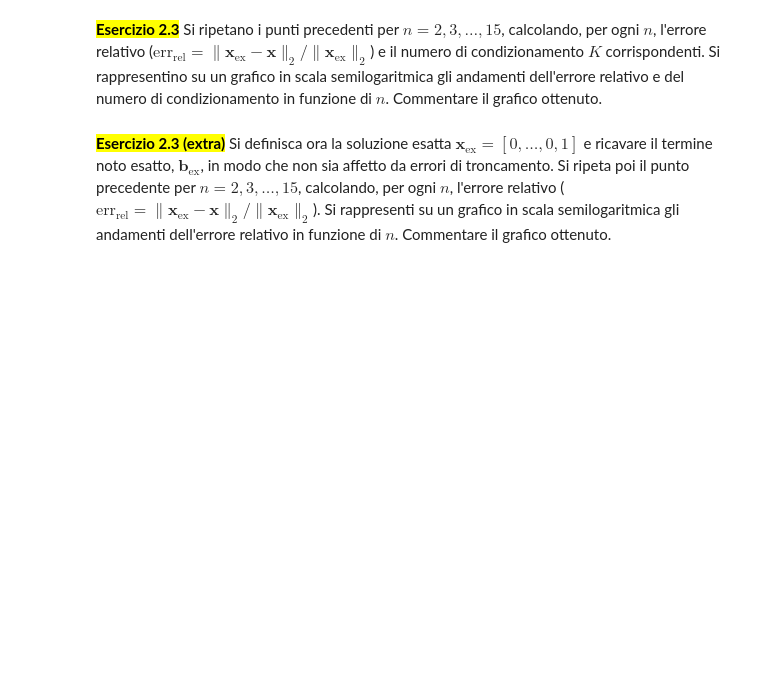
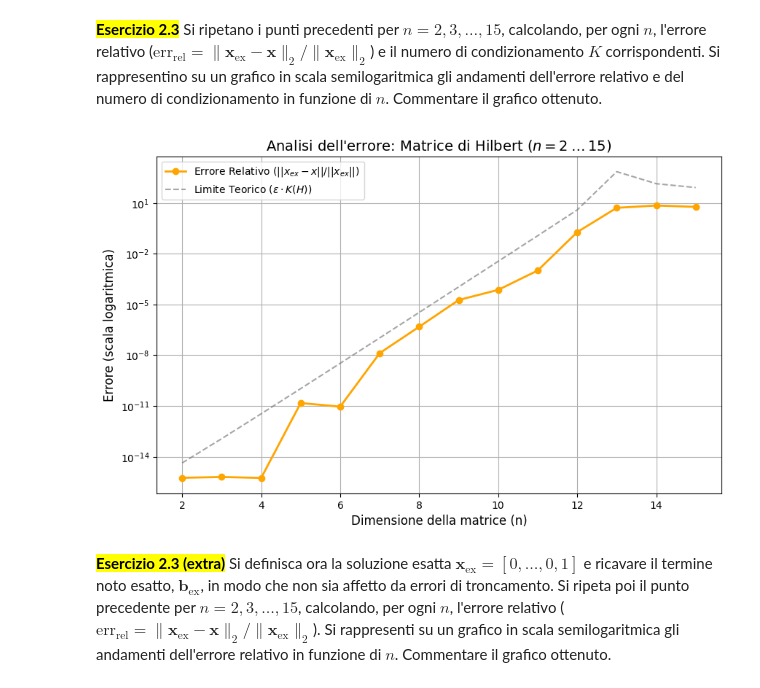
Before and after one commit to marcofossatii05-ui/mani_env, a Jupyter notebook: linear_systems_direct_methods_template.ipynb, the cells around one changed output. Saved outputs shown, nothing was run; the diff lists cells and outputs as text; code cells hidden in the pictures; blank space fills up the shorter version.

```diff
--- a/linear_systems_direct_methods_template.ipynb
+++ b/linear_systems_direct_methods_template.ipynb
@@ -209,10 +222,24 @@ import matplotlib.pyplot as plt
 
 # definizione della matrice H
 
+n = 5
+H = scipy.linalg.hilbert(n)
+
 # fattorizzazione lu
+
+P, L, U = scipy.linalg.lu(H)
 
 # verifica pivoting
 
+if np.all(P == np.eye(n)):
+    print("P = I, NO pivoting\n")
+else:
+    print("P != I, SI pivoting\n")
+
 # Visualizziamo gli elementi diversi da zero della matrice P
+
+plt.figure()
+plt.spy(P)
+plt.show()
 # %% [markdown]
 <mark>**Esercizio 2.2**</mark></br>  Fissato $n=5$, si calcoli il vettore $\mathbf{b}$ e successivamente si risolva numericamente il sistema lineare $\mathbf{Hx}=\mathbf{b}$ utilizzando la fattorizzazione LU della matrice.
@@ -243,3 +273,60 @@ import matplotlib.pyplot as plt
+# %%
+import numpy as np
+import matplotlib.pyplot as plt
+import scipy.linalg
+
+# Inizializzazione parametri
+n_min = 2
+n_max = 15
+n_values = range(n_min, n_max + 1)
+num_iterations = len(n_values)
+
+# Vettori per i risultati
+ervect = np.zeros(num_iterations)
+condvect = np.zeros(num_iterations)
+limite_teorico = np.zeros(num_iterations)
+
+# Epsilon di macchina (circa 2.22e-16)
+eps = np.finfo(float).eps
+
+for i, n in enumerate(n_values):
+    # 1. Definizione Matrice di Hilbert e soluzione esatta
+    H = scipy.linalg.hilbert(n)
+    x_ex = np.ones(n)
+
+    # 2. Definizione del termine noto b (H * x_ex)
+    b = H @ x_ex
+
+    # 3. Fattorizzazione LU con pivoting
+    # P è la matrice di permutazione (scambio righe)
+    P, L, U = scipy.linalg.lu(H)
+
+    # 4. Risoluzione dei due sistemi triangolari
+    # ATTENZIONE: bisogna applicare P al termine noto b
+    y = fwsub(L, P.T @ b)
+    x = bksub(U, y)
+
+    # 5. Calcolo Errore Relativo (Norma 2)
+    # Usiamo il .flatten() per evitare problemi di dimensioni (n,1) vs (n,)
+    ervect[i] = np.linalg.norm(x - x_ex) / np.linalg.norm(x_ex)
+    # 6. Calcolo Condizionamento e Limite Teorico
+    condvect[i] = np.linalg.cond(H)
+    limite_teorico[i] = eps * condvect[i]
+
+# --- RAPPRESENTAZIONE GRAFICA ---
+plt.figure(figsize=(10,6))
+plt.semilogy(n_values, ervect, 'o-', label='Errore Relativo ($||x_{ex} - x|| / ||x_{ex}||$)', color='orange', linewidth=2)
+plt.semilogy(n_values, limite_teorico, '--', label='Limite Teorico ($\epsilon \cdot K(H)$)', color='gray', alpha=0.7)
+
+# Formattazione Grafico
+plt.grid(True)
+plt.title("Analisi dell'errore: Matrice di Hilbert ($n=2 \dots 15$)", fontsize=14)
+plt.xlabel('Dimensione della matrice (n)', fontsize=12)
+plt.ylabel('Errore (scala logaritmica)', fontsize=12)
+plt.legend()
+plt.show()
+# %% [output]
+[figure, added]
 # %% [markdown]
 <mark>**Esercizio 2.3 (extra)**</mark></br>
 Si definisca ora la soluzione esatta $\mathbf{x}_{\text{ex}} = [0,\ldots,0,1]$ e ricavare il termine noto esatto, $\mathbf{b}_{\text{ex}}$, in modo che non sia affetto da errori di troncamento. Si ripeta poi il punto precedente per $n=2,3,\dots,15$, calcolando, per ogni $n$, l'errore relativo ($\text{err}_{\text{rel}}=\|\mathbf{x}_{\text{ex}}-\mathbf{x}\|_2/\|\mathbf{x}_{\text{ex}}\|_2$). Si rappresenti su un grafico in scala semilogaritmica gli andamenti dell'errore relativo in funzione di $n$. Commentare il grafico ottenuto.
```
Also changed, not shown: parts of 9 cells of this notebook.
